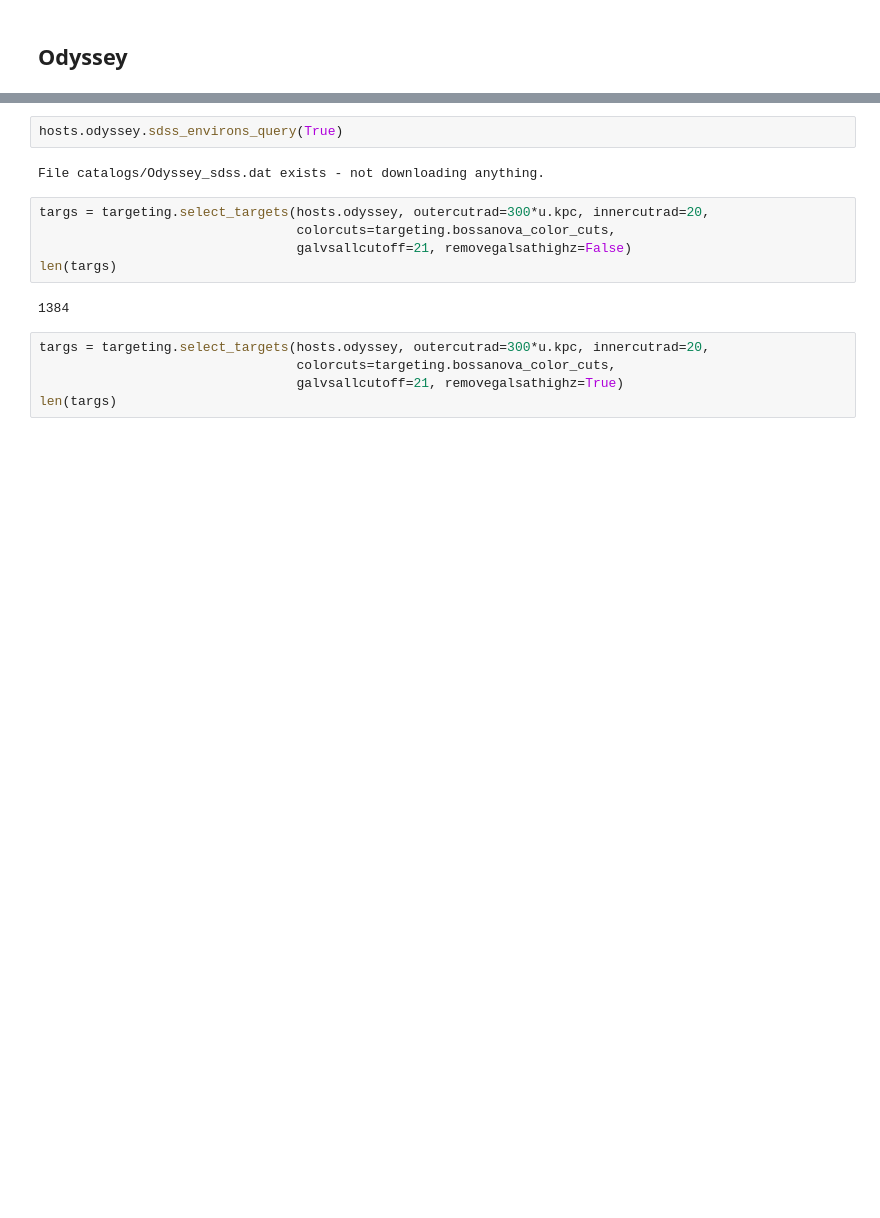
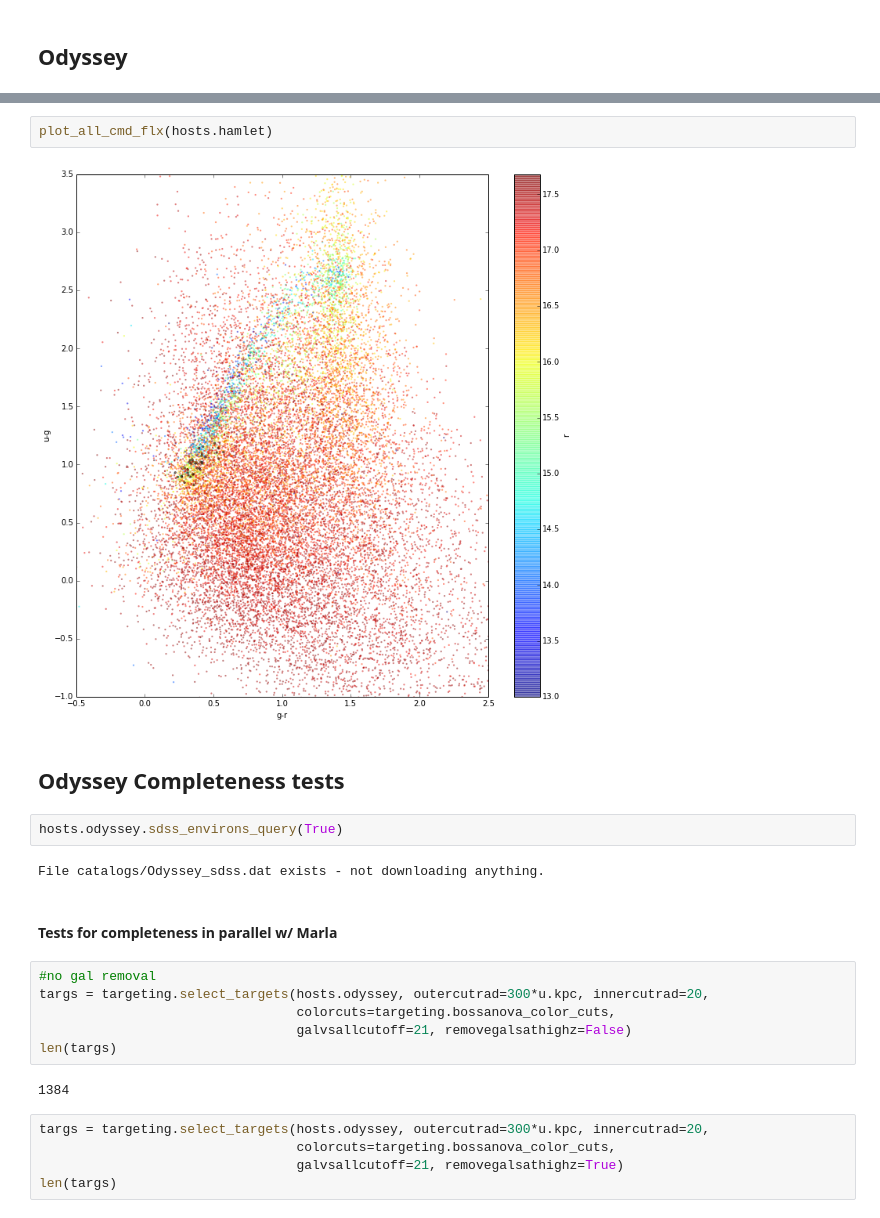
Before and after one commit to sagasurvey/erik, a Jupyter notebook: ipython_notebooks/2014May-MMTHecto.ipynb, the cells around one changed output, grey strips where cells are left out. Cells and saved outputs as stored; diff of their text form; blank space fills up the shorter version.

```diff
--- a/ipython_notebooks/2014May-MMTHecto.ipynb
+++ b/ipython_notebooks/2014May-MMTHecto.ipynb
@@ -17,8 +219,17 @@ import targeting
+# %%
+plot_all_cmd_flx(hosts.hamlet)
+# %% [output]
+[figure, added]
+# %% [markdown]
+## Odyssey Completeness tests
 # %%
 hosts.odyssey.sdss_environs_query(True)
 # %% [output]
 File catalogs/Odyssey_sdss.dat exists - not downloading anything.
+# %% [markdown]
+#### Tests for completeness in parallel w/ Marla
 # %%
+#no gal removal
 targs = targeting.select_targets(hosts.odyssey, outercutrad=300*u.kpc, innercutrad=20,
                                  colorcuts=targeting.bossanova_color_cuts,
                                  galvsallcutoff=21, removegalsathighz=False)
```
Also changed, not shown: parts of 42 cells of this notebook, 4 other files.
